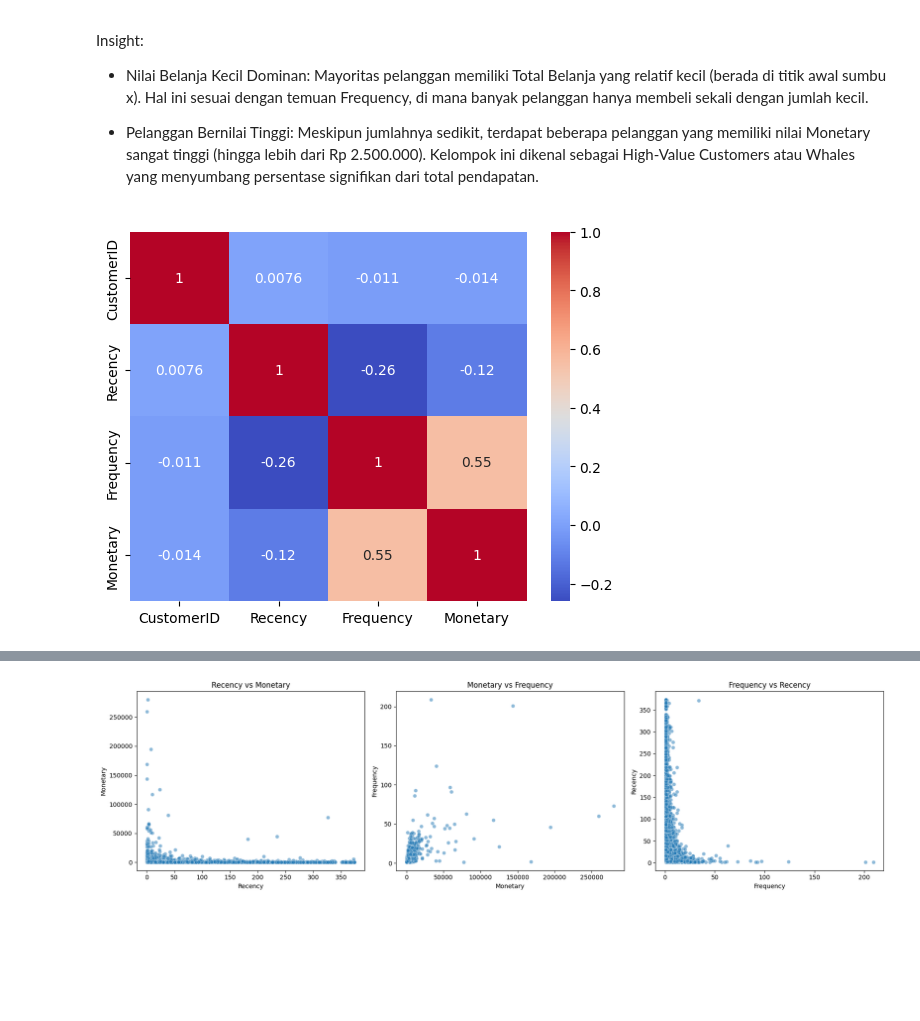
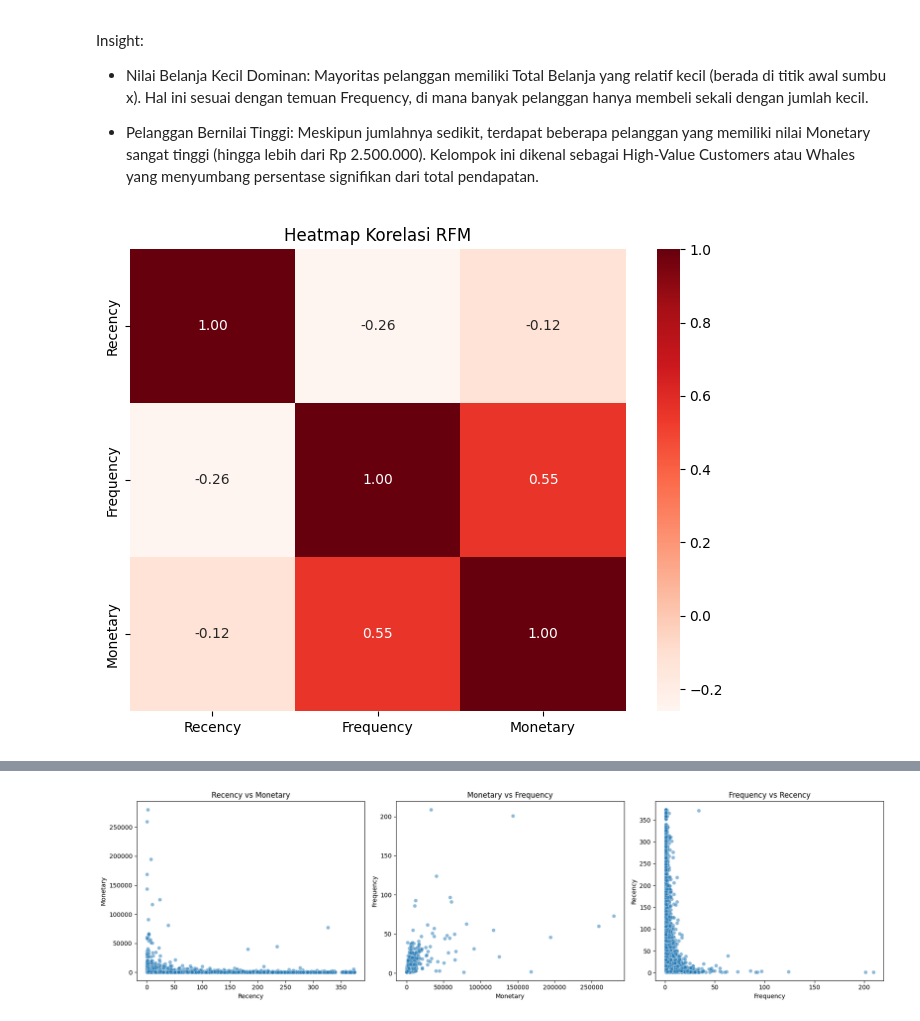
Before and after one commit to isyraffajar/Capstone-Asah, a Jupyter notebook: CustomerSegmentation.ipynb, the cells around one changed output, grey strips where cells are left out. Saved outputs shown, nothing was run; the diff lists cells and outputs as text; code cells hidden in the pictures; blank space fills up the shorter version.

```diff
--- a/CustomerSegmentation.ipynb
+++ b/CustomerSegmentation.ipynb
@@ -283,10 +277,14 @@ Insight:
 
 - Pelanggan Bernilai Tinggi: Meskipun jumlahnya sedikit, terdapat beberapa pelanggan yang memiliki nilai Monetary sangat tinggi (hingga lebih dari Rp 2.500.000). Kelompok ini dikenal sebagai High-Value Customers atau Whales yang menyumbang persentase signifikan dari total pendapatan.
 # %%
-sns.heatmap(rfm.corr(), annot=True, cmap="coolwarm")
+df_corr = rfm.drop(columns=["CustomerID"])
+corr = df_corr.corr()
+fig, ax = plt.subplots(figsize=(8, 6))
+sns.heatmap(corr, annot=True, fmt=".2f", cmap="Reds", ax=ax)
+ax.set_title("Heatmap Korelasi RFM")
 plt.show()
 # %% [output]
-[figure, old version]
+[figure, new version]
 # %% [markdown]
 1. Korelasi Positif Kuat:
     - Frequency dan Monetary (0.55):
```
Also changed, not shown: parts of 14 cells of this notebook, 1 other file.
